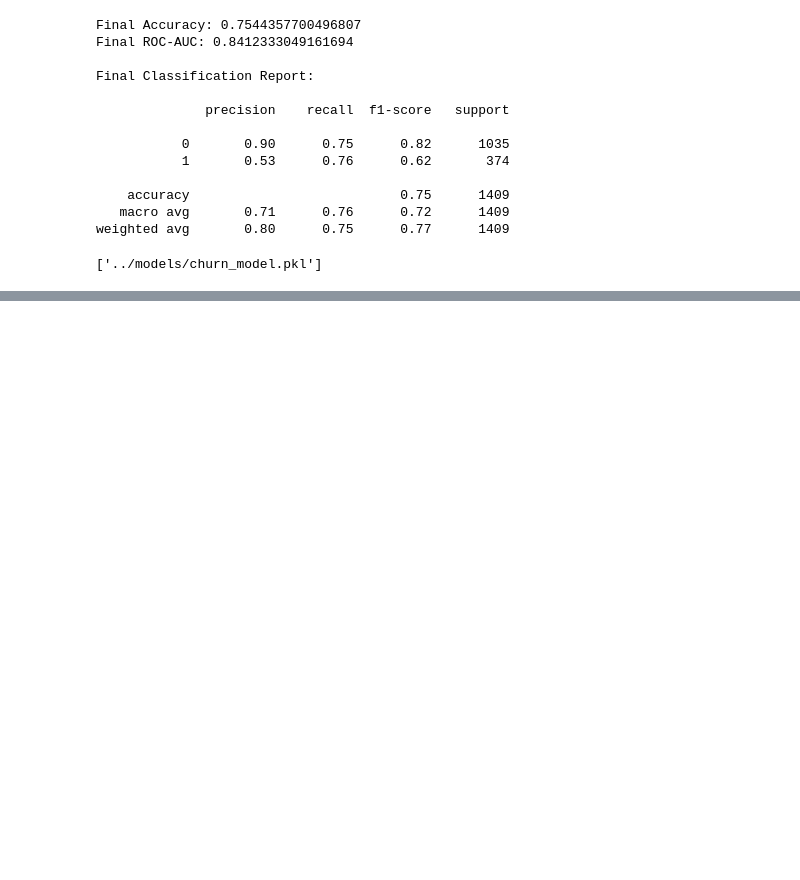
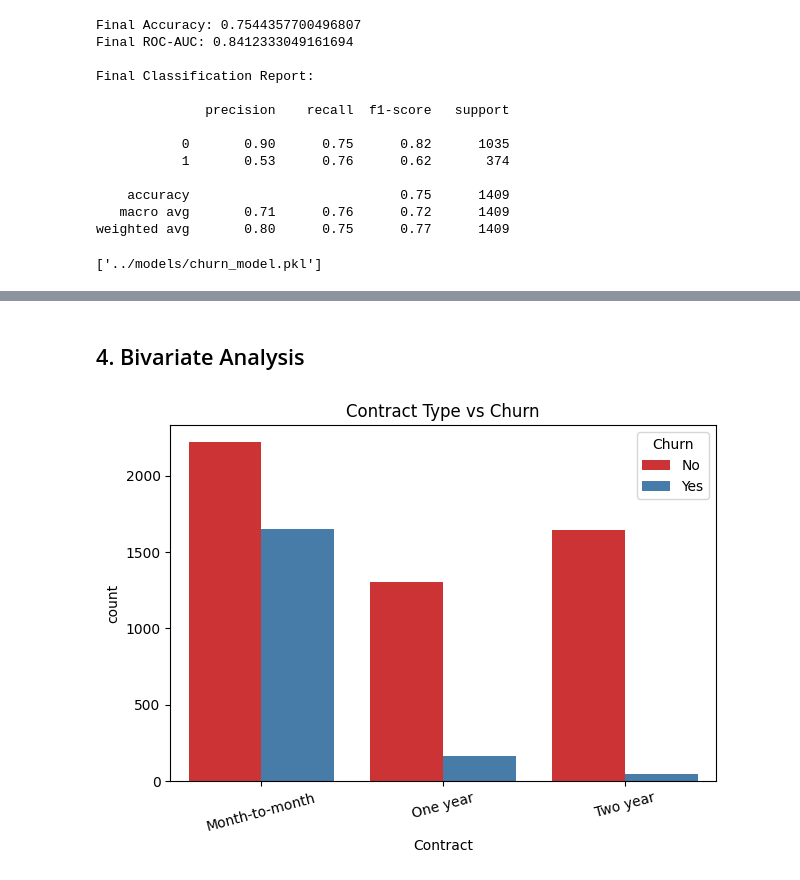
Before and after one commit to riddhi0014/customer-churn-ml, a Jupyter notebook: notebooks/churn_analysis.ipynb, the cells around one changed output, grey strips where cells are left out. Cells and saved outputs as stored; diff of their text form; code cells hidden in the pictures; blank space fills up the shorter version.

```diff
--- a/notebooks/churn_analysis.ipynb
+++ b/notebooks/churn_analysis.ipynb
@@ -441,0 +514,12 @@ joblib.dump({
+# %% [markdown]
+## 4. Bivariate Analysis
+# %%
+plt.figure()
+sns.countplot(x="Contract", hue="Churn", data=df, palette="Set1")
+plt.title("Contract Type vs Churn")
+plt.xticks(rotation=15)
+plt.tight_layout()
+plt.savefig("04_contract_vs_churn.png", dpi=300)
+plt.show()
+# %% [output]
+[figure, added]
```
Also changed, not shown: parts of 16 cells of this notebook, 7 other files.
